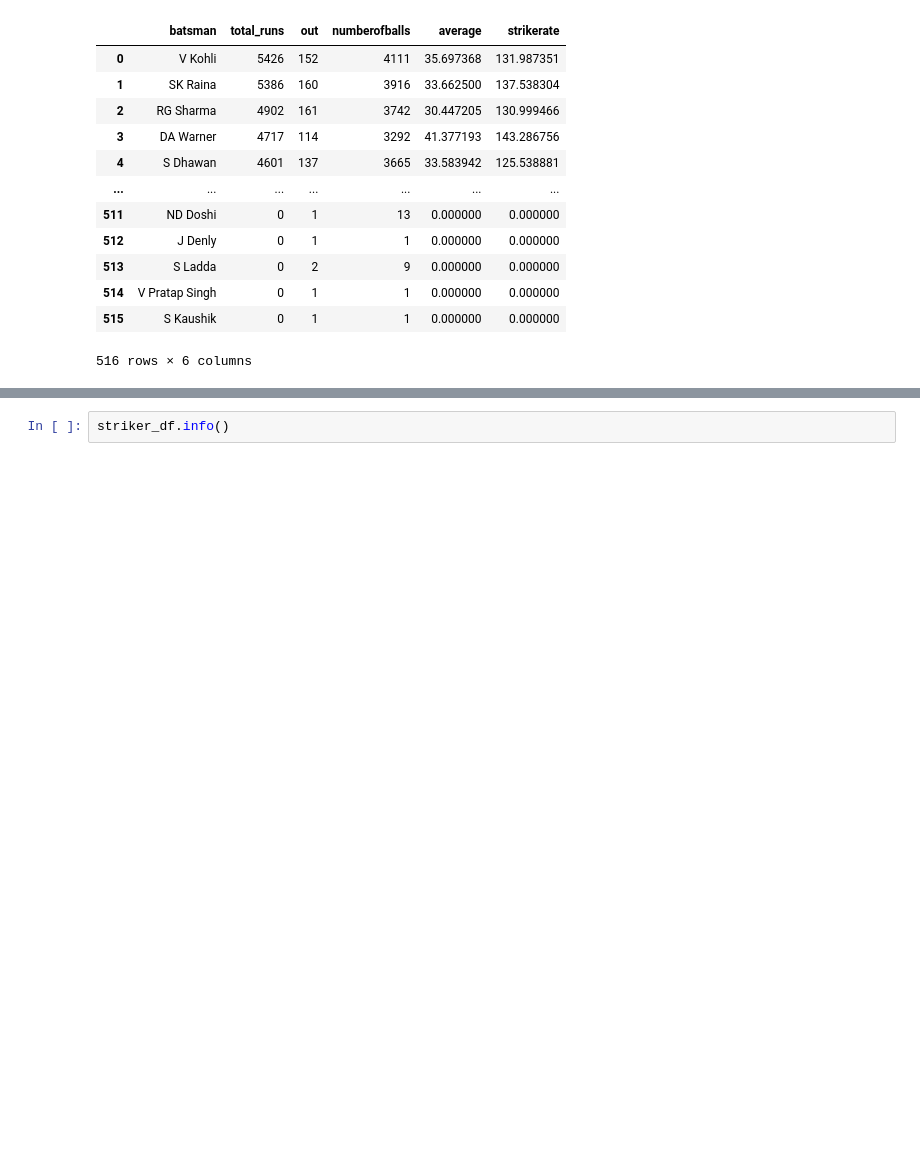
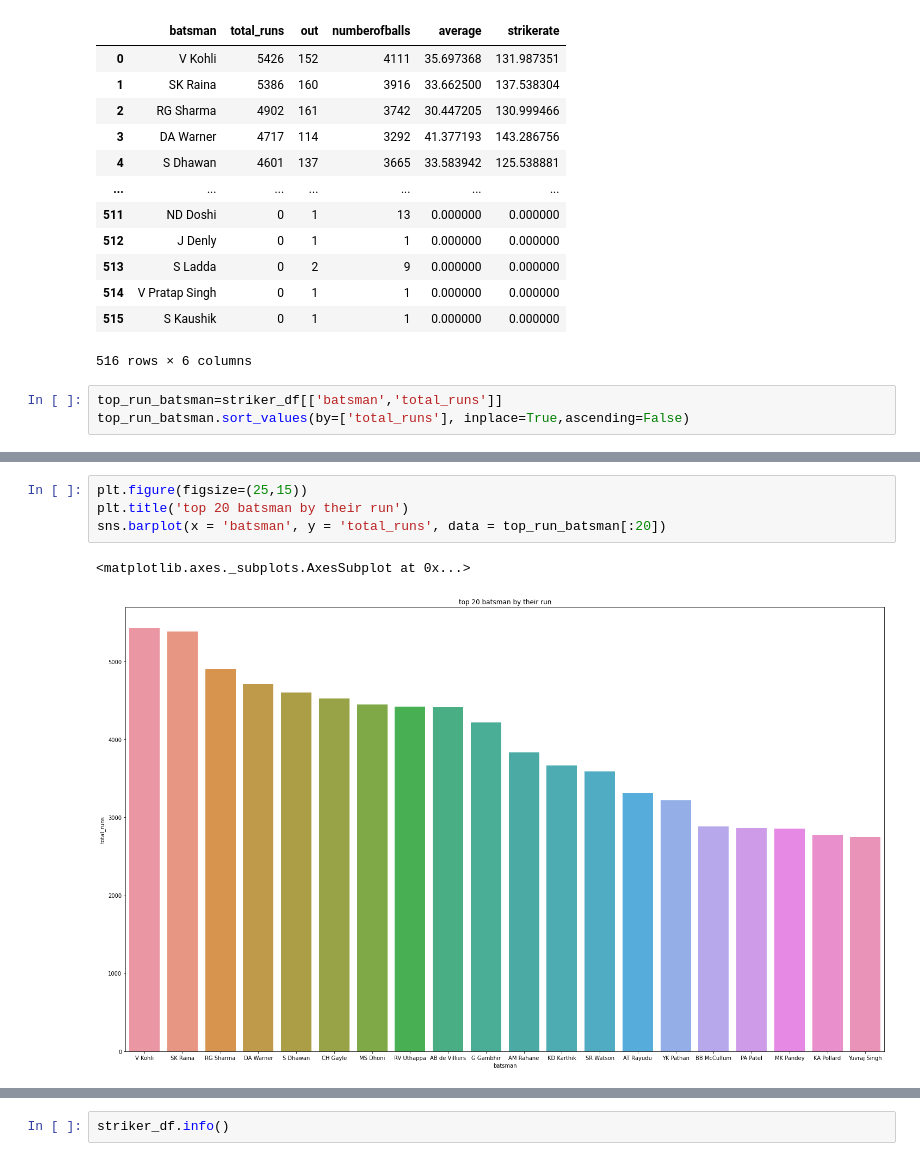
Before and after one commit to hrushikeshsahu19/IPL-data-analysis, a Jupyter notebook: Hrushikesh_Sahu_Team_3_Capstone_Project.ipynb, the cells around one changed output, grey strips where cells are left out. Drawn from its saved outputs; the diff is of its cells as text; blank space fills up the shorter version.

```diff
--- a/Hrushikesh_Sahu_Team_3_Capstone_Project.ipynb
+++ b/Hrushikesh_Sahu_Team_3_Capstone_Project.ipynb
@@ -716,3 +775,6 @@ striker_df
 | 514 | V Pratap Singh | 0 | 1 | 1 | 0.000000 | 0.000000 |
 | 515 | S Kaushik | 0 | 1 | 1 | 0.000000 | 0.000000 |
 516 rows × 6 columns
+# %%
+top_run_batsman=striker_df[['batsman','total_runs']]
+top_run_batsman.sort_values(by=['total_runs'], inplace=True,ascending=False)
@@ -718,0 +801,7 @@ striker_df
+# %%
+plt.figure(figsize=(25,15))
+plt.title('top 20 batsman by their run')
+sns.barplot(x = 'batsman', y = 'total_runs', data = top_run_batsman[:20])
+# %% [output]
+<matplotlib.axes._subplots.AxesSubplot at 0x...>
+[figure, added]
```
Also changed, not shown: parts of 58 cells of this notebook.
